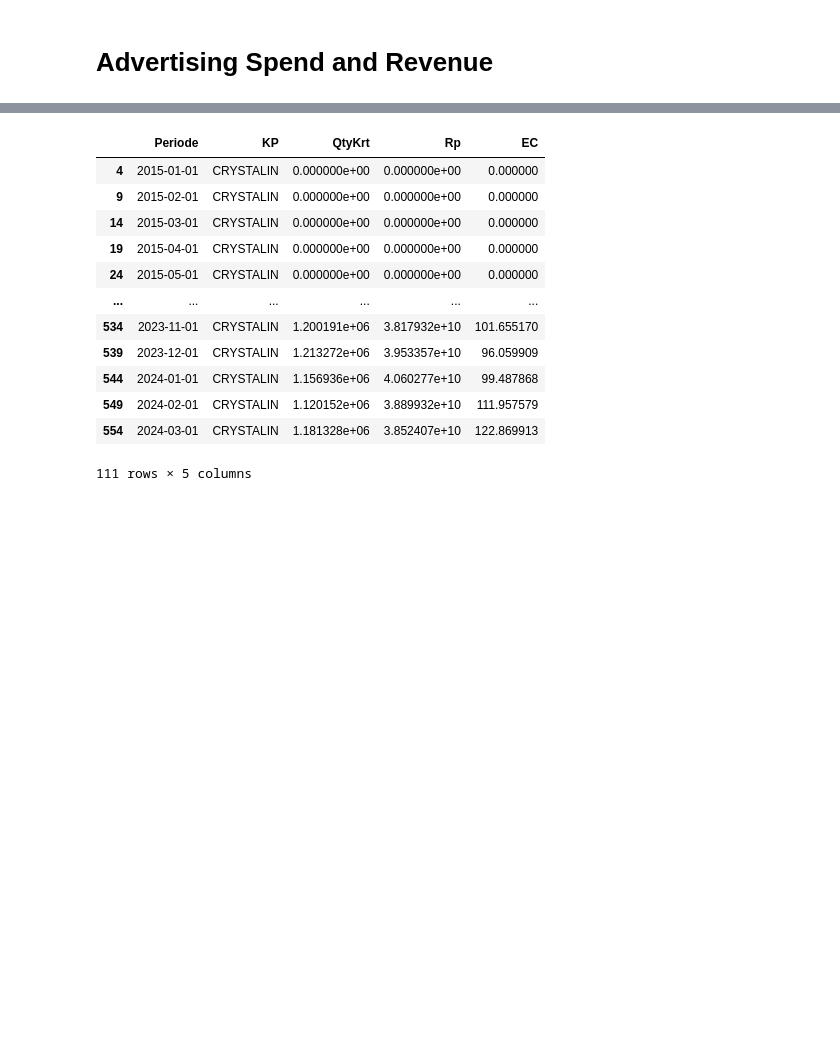
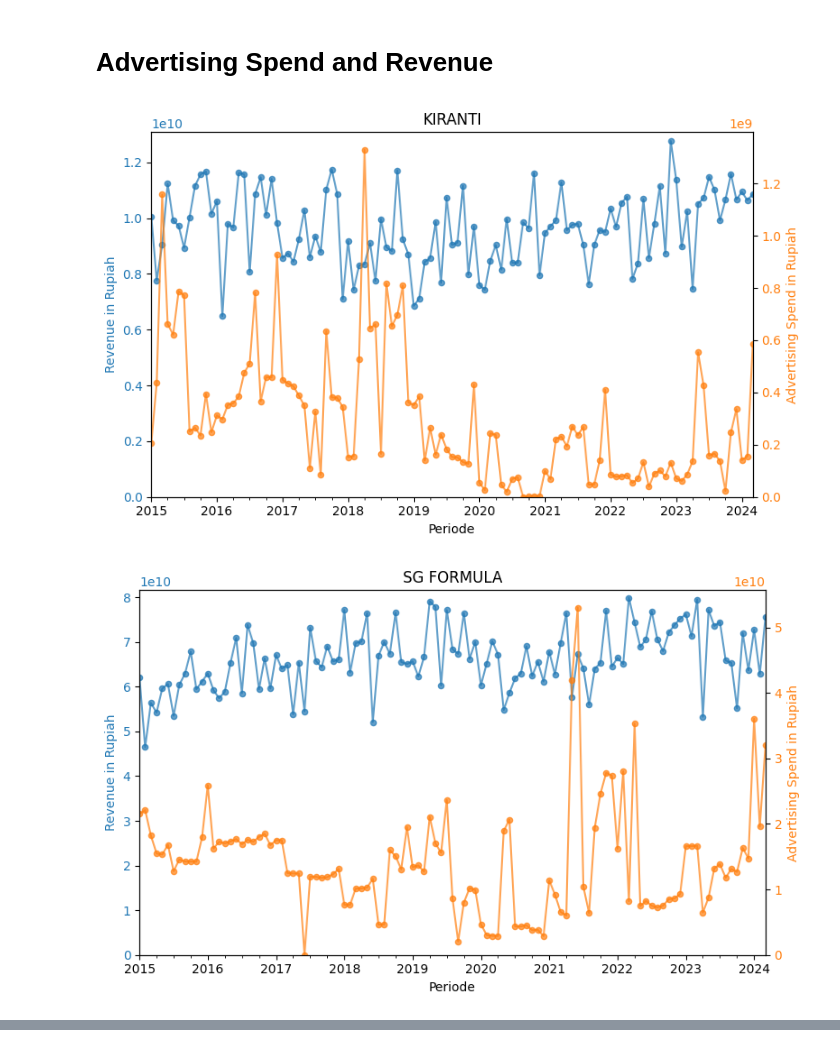
Before and after one commit to marcellinus-witarsah/revenue-forecasting, a Jupyter notebook: notebooks/20240703-revenue-prediction.ipynb, the cells around one changed output, grey strips where cells are left out. Drawn from its saved outputs; the diff is of its cells as text; code cells hidden in the pictures; blank space fills up the shorter version.

```diff
--- a/notebooks/20240703-revenue-prediction.ipynb
+++ b/notebooks/20240703-revenue-prediction.ipynb
@@ -102,6 +104,9 @@ def preprocess_advertising(df):
 
     # 3. Filter to only use data until 01-03-2024
     df = df[df['Periode']<=END_DATE]
+
+    # 4. Feature engineering
+    df['Price Per Product'] = cleaned_omset_df['Rp'] / cleaned_omset_df['QtyKrt']
     return df
 
 cleaned_advertising_df = preprocess_advertising(advertising_df.copy())
@@ -176,30 +181,33 @@ for col in cleaned_omset_df['KP'].unique():
 # %% [markdown]
 # Advertising Spend and Revenue
 # %%
-# unique_kps = cleaned_omset_df['KP'].unique()
+unique_kps = cleaned_omset_df['KP'].unique()
 
-# for kp in unique_kps:
-#     fig, ax1 = plt.subplots(figsize=(8, 5))
+for kp in unique_kps:
+    fig, ax1 = plt.subplots(figsize=(8, 5))
 
-#     color = 'tab:blue'
-#     filter_ = cleaned_omset_df['KP'] == kp
-#     cleaned_omset_df[filter_].plot(x='Periode', y='Rp', color=color, alpha=0.7, title=kp, ax=ax1)
-#     cleaned_omset_df[filter_].plot(kind='scatter', x='Periode', y='Rp', color=color, alpha=0.7, title=kp, legend=False, ax=ax1)
-#     ax1.set_xlabel('Periode')
-#     ax2.set_ylabel('Revenue in Rupiah', color=color)  # we already handled the x-label with ax1
-#     ax1.tick_params(axis='y', labelcolor=color)
-#     ax1.get_legend().remove()
-#     ax1.set_ylim(0)
+    color = 'tab:blue'
+    filter_ = cleaned_omset_df['KP'] == kp
+    cleaned_omset_df[filter_].plot(x='Periode', y='Rp', color=color, alpha=0.7, title=kp, ax=ax1)
+    cleaned_omset_df[filter_].plot(kind='scatter', x='Periode', y='Rp', color=color, alpha=0.7, title=kp, legend=False, ax=ax1)
+    ax1.set_xlabel('Periode')
+    ax1.set_ylabel('Revenue in Rupiah', color=color)  # we already handled the x-label with ax1
+    ax1.tick_params(axis='y', labelcolor=color)
+    ax1.get_legend().remove()
+    ax1.set_ylim(0)
 
-#     ax2 = ax1.twinx()  # instantiate a second Axes that shares the same x-axis
-#     color = 'tab:orange'
-#     filter_ = cleaned_advertising_df['KP'] == kp
-#     cleaned_advertising_df[filter_].plot(x='Periode', y='Value', color=color, alpha=0.7, ax=ax2)
-#     cleaned_advertising_df[filter_].plot(kind='scatter', x='Periode', y='Value', color=color, alpha=0.7, legend=False, ax=ax2)
-#     ax2.set_ylabel('Advertising Spend in Rupiah', color=color)  # we already handled the x-label with ax1
-#     ax2.tick_params(axis='y', labelcolor=color)
-#     ax2.get_legend().remove()
-#     ax2.set_ylim(0)
+    ax2 = ax1.twinx()  # instantiate a second Axes that shares the same x-axis
+    color = 'tab:orange'
+    filter_ = cleaned_advertising_df['KP'] == kp
+    cleaned_advertising_df[filter_].plot(x='Periode', y='Value', color=color, alpha=0.7, ax=ax2)
+    cleaned_advertising_df[filter_].plot(kind='scatter', x='Periode', y='Value', color=color, alpha=0.7, legend=False, ax=ax2)
+    ax2.set_ylabel('Advertising Spend in Rupiah', color=color)  # we already handled the x-label with ax1
+    ax2.tick_params(axis='y', labelcolor=color)
+    ax2.get_legend().remove()
+    ax2.set_ylim(0)
 
-#     fig.tight_layout()  # otherwise the right y-label is slightly clipped
-#     plt.show()
+    fig.tight_layout()  # otherwise the right y-label is slightly clipped
+    plt.show()
+# %% [output]
+[figure, added]
+[figure, added]
@@ -206,16 +216,0 @@ for col in cleaned_omset_df['KP'].unique():
-# %%
-cleaned_omset_df[cleaned_omset_df['KP']=='CRYSTALIN']
-# %% [output]
-|  | Periode | KP | QtyKrt | Rp | EC |
-| 4 | 2015-01-01 | CRYSTALIN | 0.000000e+00 | 0.000000e+00 | 0.000000 |
-| 9 | 2015-02-01 | CRYSTALIN | 0.000000e+00 | 0.000000e+00 | 0.000000 |
-| 14 | 2015-03-01 | CRYSTALIN | 0.000000e+00 | 0.000000e+00 | 0.000000 |
-| 19 | 2015-04-01 | CRYSTALIN | 0.000000e+00 | 0.000000e+00 | 0.000000 |
-| 24 | 2015-05-01 | CRYSTALIN | 0.000000e+00 | 0.000000e+00 | 0.000000 |
-| ... | ... | ... | ... | ... | ... |
-| 534 | 2023-11-01 | CRYSTALIN | 1.200191e+06 | 3.817932e+10 | 101.655170 |
-| 539 | 2023-12-01 | CRYSTALIN | 1.213272e+06 | 3.953357e+10 | 96.059909 |
-| 544 | 2024-01-01 | CRYSTALIN | 1.156936e+06 | 4.060277e+10 | 99.487868 |
-| 549 | 2024-02-01 | CRYSTALIN | 1.120152e+06 | 3.889932e+10 | 111.957579 |
-| 554 | 2024-03-01 | CRYSTALIN | 1.181328e+06 | 3.852407e+10 | 122.869913 |
-111 rows × 5 columns
```
Also changed, not shown: parts of 12 cells of this notebook, 1 other file.
